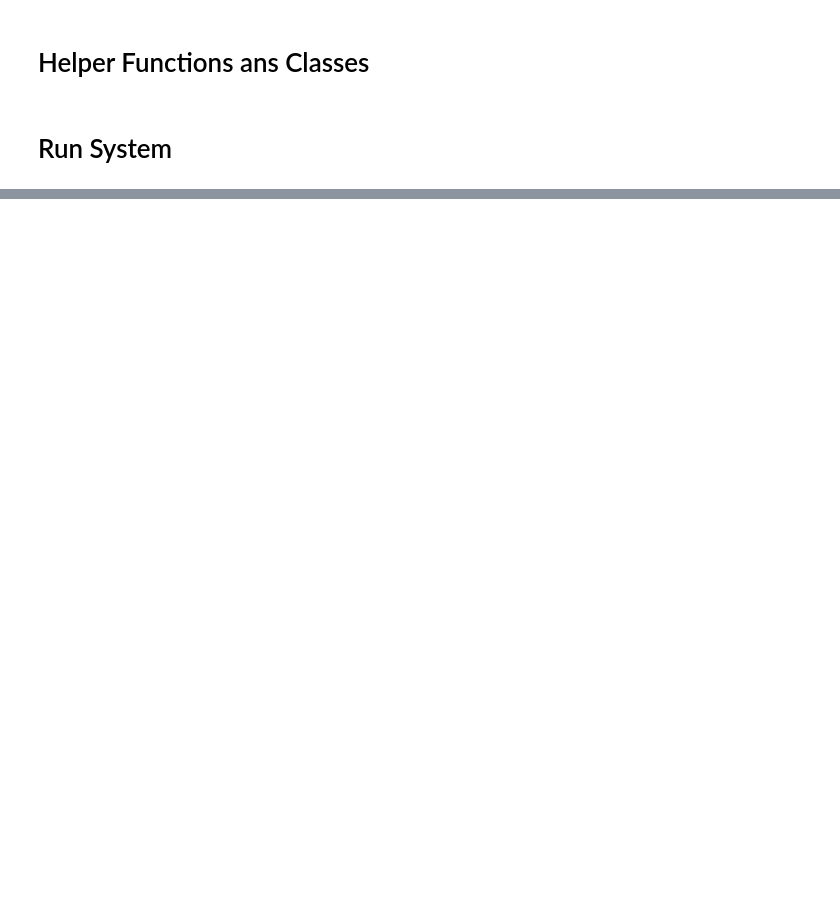
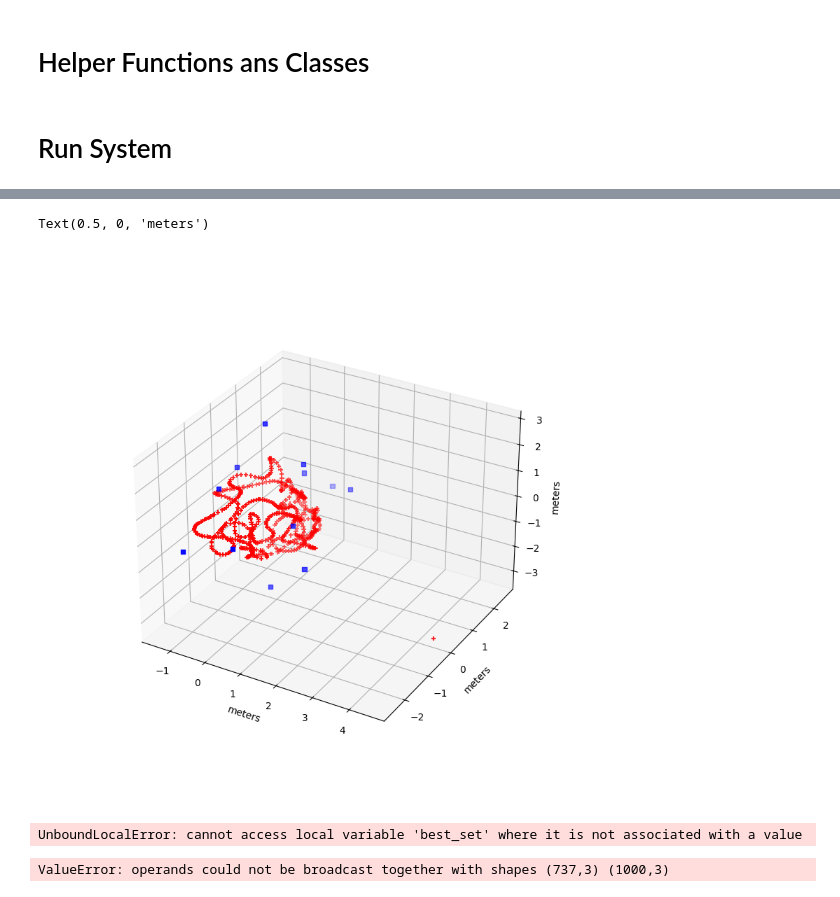
Before and after one commit to Etomer/structure-from-sound-python, a Jupyter notebook: slask/proto_uvabo_system.ipynb, the cells around one changed output, grey strips where cells are left out. Cells and saved outputs as stored; diff of their text form; code cells hidden in the pictures; blank space fills up the shorter version.

```diff
--- a/slask/proto_uvabo_system.ipynb
+++ b/slask/proto_uvabo_system.ipynb
@@ -346,0 +620,52 @@ plt.hist((offsets_gt - tp.sol.o).flatten(),100);
+# %%
+%matplotlib widget
+fig = plt.figure(figsize=(8, 8))
+ax = fig.add_subplot(projection='3d')
+
+newS = S - np.mean(R,axis=1,keepdims=True)
+newR = R - np.mean(R,axis=1,keepdims=True)
+
+newR = newR.T
+newS = newS.T
+ax.scatter(newR[:, 0],
+           newR[:, 1], newR[:, 2], c='b', marker="s")
+
+
+reasonable_ind = np.all(np.logical_and(
+    newS < 5, newS > -5), axis=1)
+ax.scatter(newS[reasonable_ind, 0],
+           newS[reasonable_ind, 1], newS[reasonable_ind, 2], c='r', marker="+")
+
+ax.set_xlabel('meters')
+ax.set_ylabel('meters')
+ax.set_zlabel('meters')
+# %% [output]
+Text(0.5, 0, 'meters')
+[figure, added]
+# %%
+from src import tdoa_datasets_module
+
+Rot, trans = tdoa_datasets_module.procrustes(
+    R.T, r_gt, tol=0.05, n_iters=10000, rescaling=False)
+newR = R.T @ Rot + trans
+newS = S.T @ Rot + trans
+np.sum((newR - r_gt)**2,axis=1)**0.5
+
+
+
+# sender_positions = pd.read_csv(os.path.join(
+#     result_folder, "sender_positions.csv"), header=None).to_numpy()
+# sender_positions = sender_positions.T @ R + t
+# %% [output]
+UnboundLocalError: cannot access local variable 'best_set' where it is not associated with a value
+# %%
+#est = np.sqrt(np.sum((np.expand_dims(S.T,1) - np.expand_dims(S.T,0))**2,axis=2))
+#res = tp.data - O - est
+res = np.sum((newS - s_gt)**2,axis=1)**0.5
+plt.figure()
+plt.hist((res), bins=np.arange(0,1,0.01));
+res = np.sum((newR - r_gt)**2,axis=1)**0.5
+plt.figure()
+plt.hist((res), bins=np.arange(0,1,0.01));
+# %% [output]
+ValueError: operands could not be broadcast together with shapes (737,3) (1000,3)
```
Also changed, not shown: parts of 17 cells of this notebook, 10 other files.
